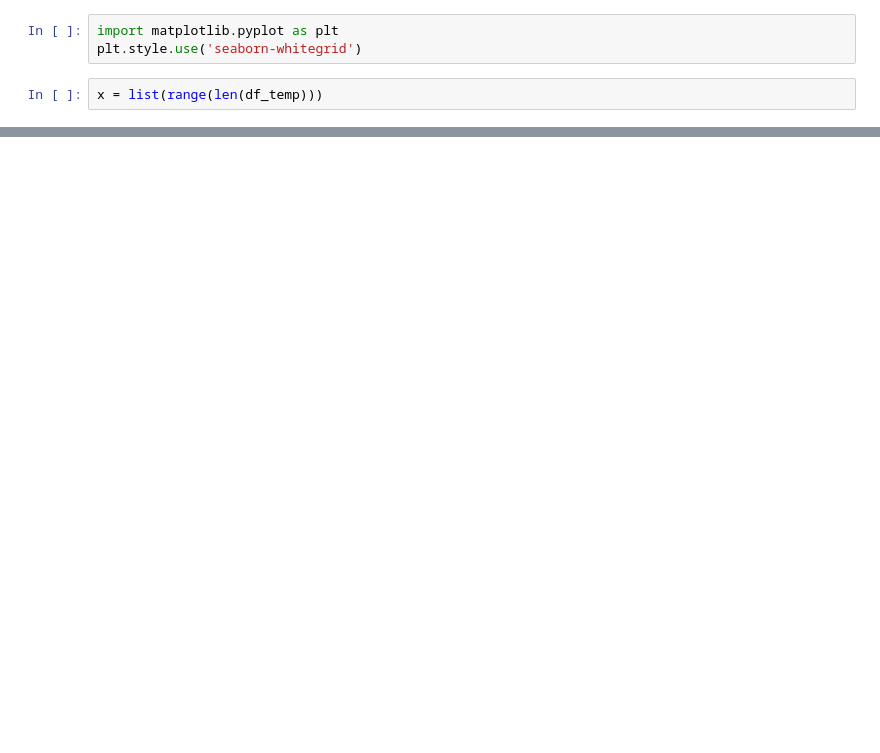
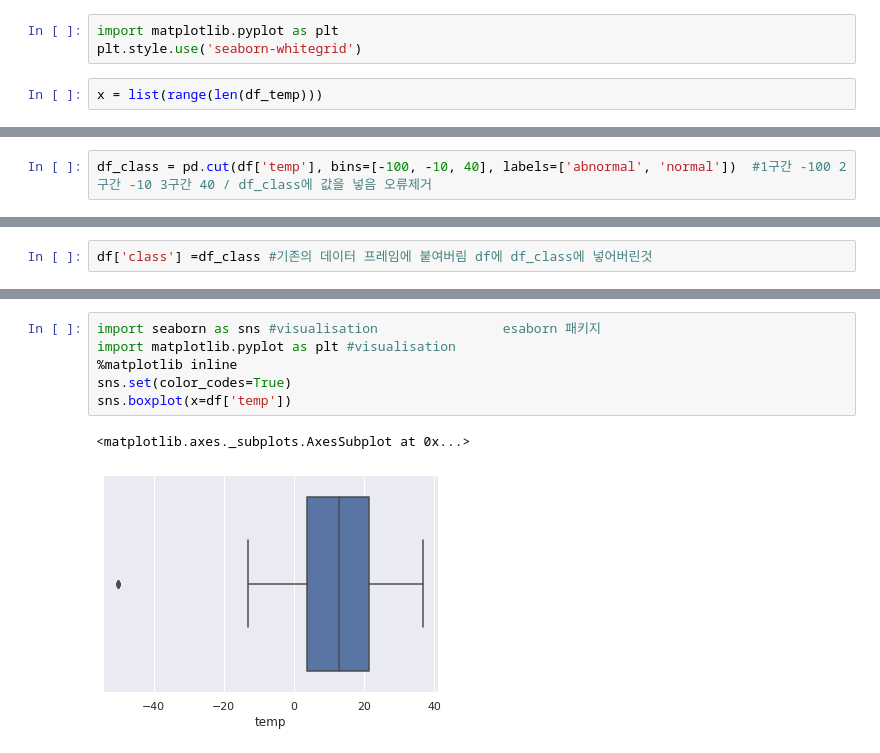
Before and after one commit to PJSoo/welcome, a Jupyter notebook: Pandas_CSV_Read.ipynb, the cells around one changed output, grey strips where cells are left out. Drawn from its saved outputs; the diff is of its cells as text; blank space fills up the shorter version.

```diff
--- a/Pandas_CSV_Read.ipynb
+++ b/Pandas_CSV_Read.ipynb
@@ -74,0 +91,2 @@ normal_temp = [ x for  df_temp if x > -20 ]
+# %%
+df_class = pd.cut(df['temp'], bins=[-100, -10, 40], labels=['abnormal', 'normal'])  #1구간 -100 2구간 -10 3구간 40 / df_class에 값을 넣음 오류제거
@@ -74,0 +124,2 @@ normal_temp = [ x for  df_temp if x > -20 ]
+# %%
+df['class'] =df_class #기존의 데이터 프레임에 붙여버림 df에 df_class에 넣어버린것
@@ -74,0 +139,9 @@ normal_temp = [ x for  df_temp if x > -20 ]
+# %%
+import seaborn as sns #visualisation                esaborn 패키지
+import matplotlib.pyplot as plt #visualisation
+%matplotlib inline
+sns.set(color_codes=True)
+sns.boxplot(x=df['temp'])
+# %% [output]
+<matplotlib.axes._subplots.AxesSubplot at 0x...>
+[figure, added]
```
Also changed, not shown: parts of 19 cells of this notebook.
